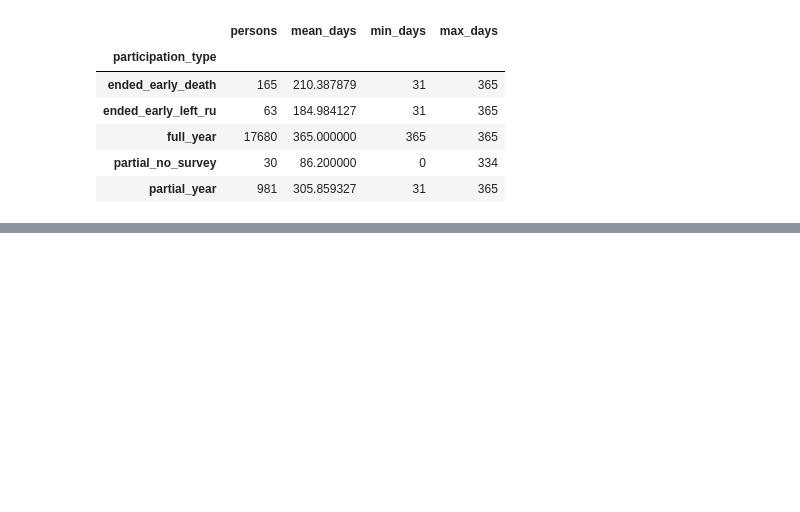
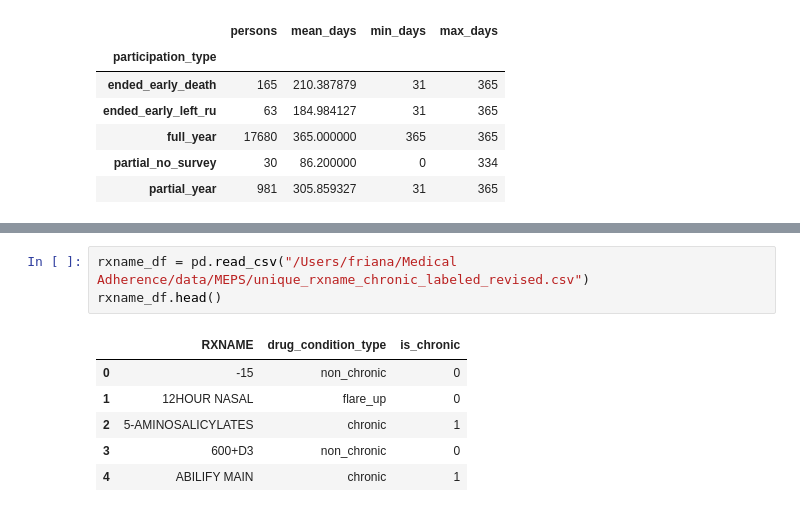
Before and after one commit to FrianaEngineer/Medical-Adherence, a Jupyter notebook: Notebooks/MEPS/2023_clean.ipynb, the cells around one changed output, grey strips where cells are left out. Drawn from its saved outputs; the diff is of its cells as text; blank space fills up the shorter version.

```diff
--- a/Notebooks/MEPS/2023_clean.ipynb
+++ b/Notebooks/MEPS/2023_clean.ipynb
@@ -1273,3 +1263,13 @@ new_grouped_merge_df.head()
 | 2 | 2790011101 | 180 | 8.420 | 3.630 | AMLODIPINE | 68180072003 | 2022 | 40 | 48 | I10 | ... |
 | 3 | 2790011102 | 180 | 16.900 | 3.000 | LOSARTAN POT | 65862020299 | 2021 | 40 | 56 | I10 | ... |
 | 4 | 2790011102 | 30 | 5.620 | 2.330 | ATORVASTATIN | 43598083005 | 2023 | 358 | 19 | E78 | ... |
+# %%
+rxname_df = pd.read_csv("/Users/friana/Medical Adherence/data/MEPS/unique_rxname_chronic_labeled_revised.csv")
+rxname_df.head()
+# %% [output]
+|  | RXNAME | drug_condition_type | is_chronic |
+| 0 | -15 | non_chronic | 0 |
+| 1 | 12HOUR NASAL | flare_up | 0 |
+| 2 | 5-AMINOSALICYLATES | chronic | 1 |
+| 3 | 600+D3 | non_chronic | 0 |
+| 4 | ABILIFY MAIN | chronic | 1 |
```
Also changed, not shown: parts of 22 cells of this notebook.
